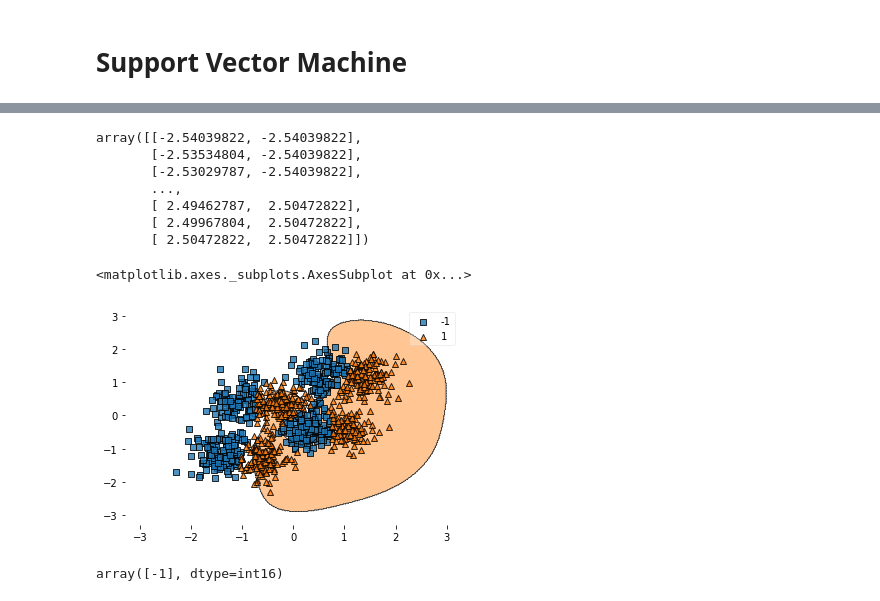
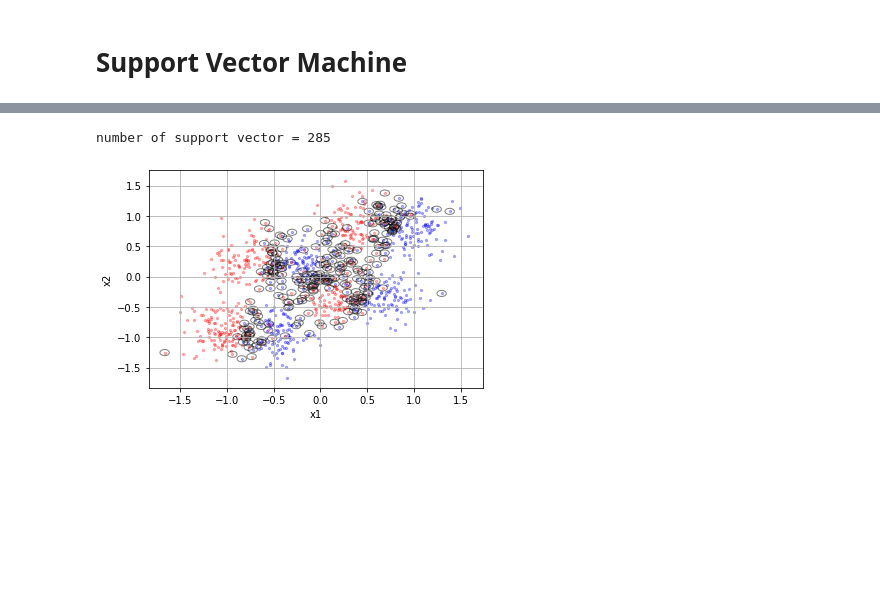
Before and after one commit to ito-rafael/IA006C-MachineLearning, a Jupyter notebook: efc3/notebooks/SVM.ipynb, the cells around one changed output, grey strips where cells are left out. Cells and saved outputs as stored; diff of their text form; code cells hidden in the pictures; blank space fills up the shorter version.

```diff
--- a/efc3/notebooks/SVM.ipynb
+++ b/efc3/notebooks/SVM.ipynb
@@ -157,24 +161,14 @@ plot_data(X_raw, y_predict)
+# %%
+print('number of support vector =', len(rbf_svc.support_vectors_))
+sv_t = rbf_svc.support_vectors_
+sv = scaler.inverse_transform(sv_t)
+ax = plot_data(X, y, alpha=0.3)
+for i in sv_t:
+    circle = plt.Circle(i, 0.05, color='black', fill=False, alpha=0.5)
+    ax.add_artist(circle)
+# %% [output]
+number of support vector = 285
+[figure, added]
 # %%
 #yval_predict = rbf_svc.predict(Xval)
 #plot_data(Xval, yval_predict)
-# %%
-points
-# %% [output]
-array([[-2.54039822, -2.54039822],
-       [-2.53534804, -2.54039822],
-       [-2.53029787, -2.54039822],
-       ...,
-       [ 2.49462787,  2.50472822],
-       [ 2.49967804,  2.50472822],
-       [ 2.50472822,  2.50472822]])
-# %%
-from mlxtend.plotting import plot_decision_regions
-#plot_decision_regions(X_raw, y_predict, clf=rbf_svc, markers='.', colors='red,blue')
-plot_decision_regions(X_raw, y_predict, clf=rbf_svc)
-# %% [output]
-<matplotlib.axes._subplots.AxesSubplot at 0x...>
-[figure, removed]
-# %%
-rbf_svc.predict([[0,1]])
-# %% [output]
-array([-1], dtype=int16)
```
Also changed, not shown: parts of 5 cells of this notebook, 1 other file.
